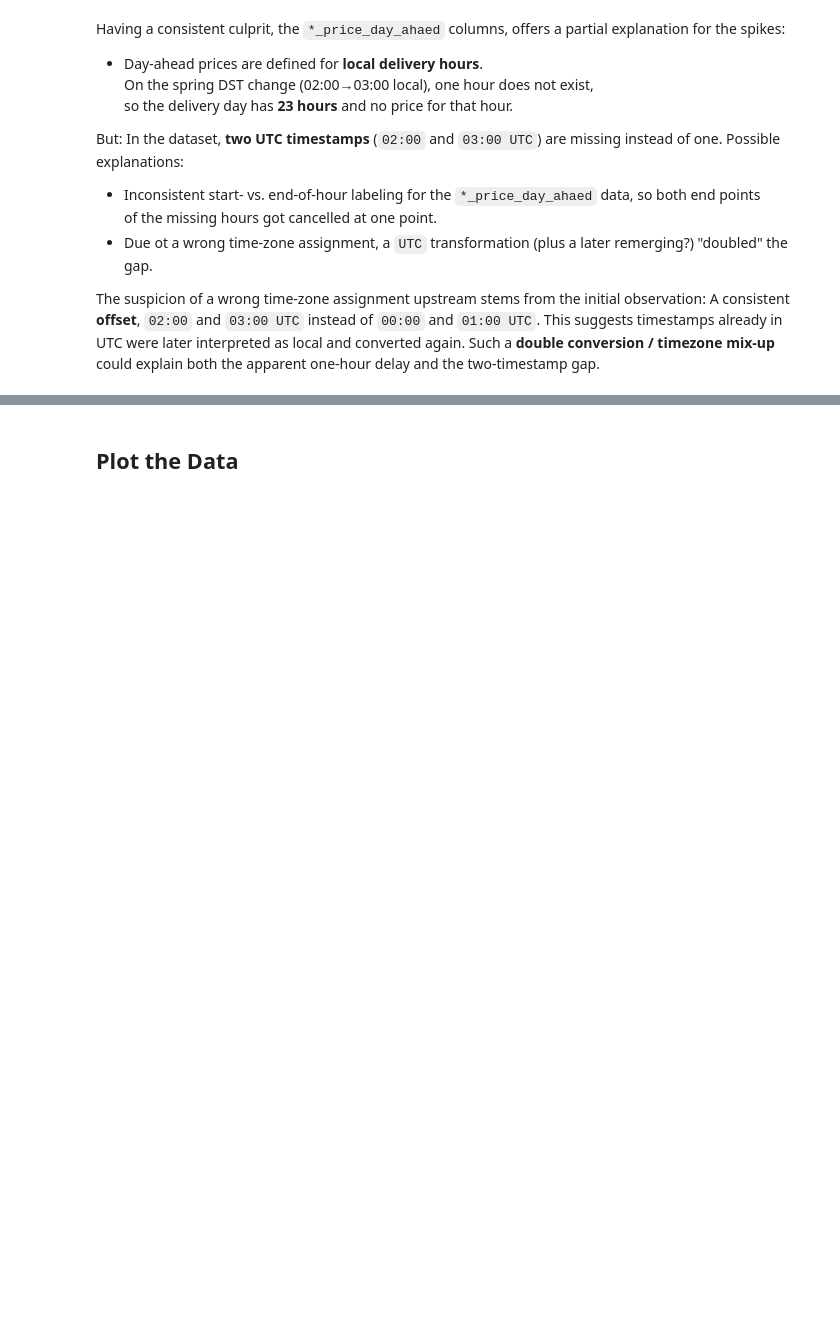
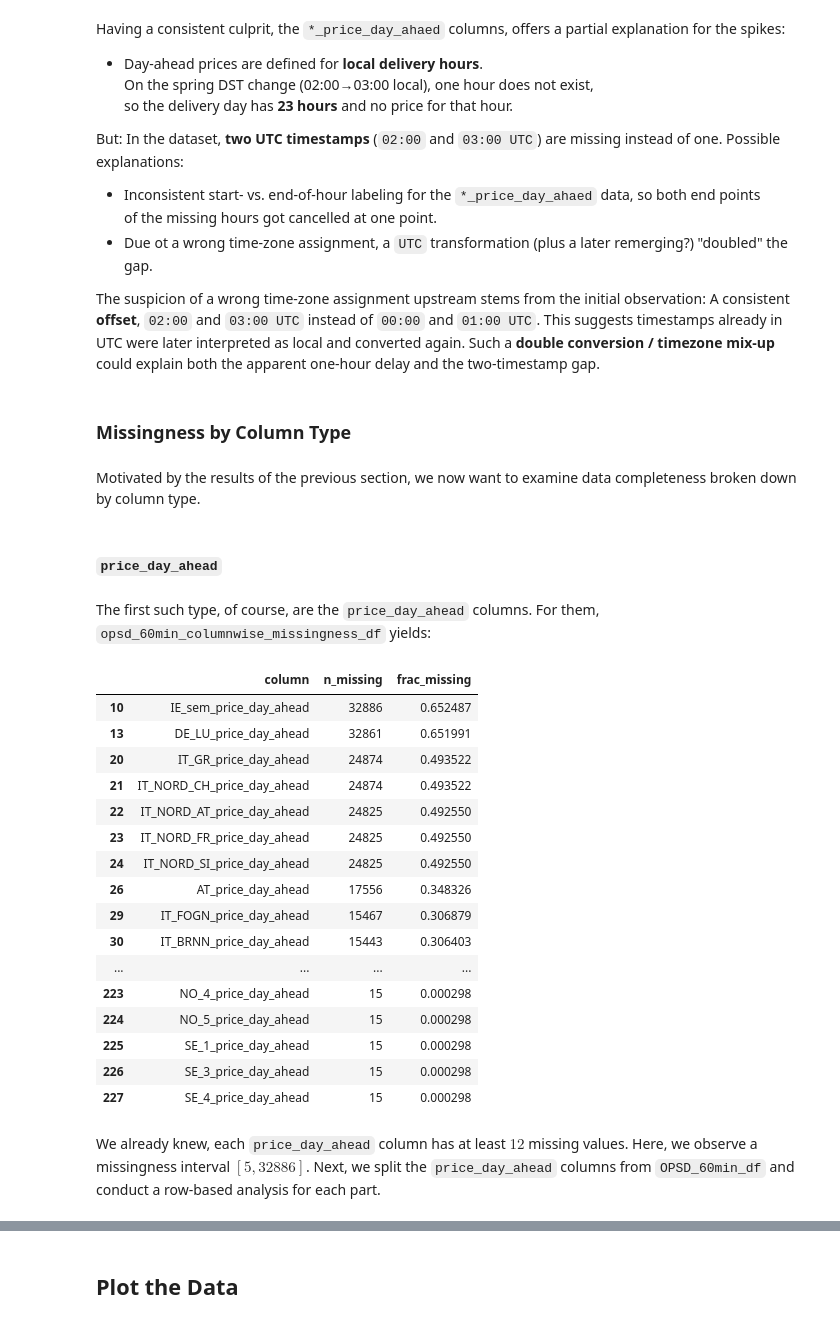
Before and after one commit to F-Skorz/electricity-demand-project, a Jupyter notebook: notebooks/01_OPSD_EDA.ipynb, the cells around one changed output, grey strips where cells are left out. Drawn from its saved outputs; the diff is of its cells as text; code cells hidden in the pictures; blank space fills up the shorter version.

```diff
--- a/notebooks/01_OPSD_EDA.ipynb
+++ b/notebooks/01_OPSD_EDA.ipynb
@@ -606,3 +618,35 @@ explanations:
   -  Due ot a wrong time-zone assignment, a `UTC` transformation (plus a later  remerging?) "doubled" the gap.
 
 The suspicion of a wrong time-zone assignment upstream stems from the initial observation: A consistent **offset**, `02:00` and `03:00 UTC` instead of `00:00` and `01:00 UTC`.  This suggests timestamps already in UTC were later  interpreted as local and converted again.  Such a  **double conversion / timezone mix-up** could explain both  the apparent one-hour delay and the two-timestamp gap.
+# %% [markdown]
+<h3> Missingness by Column Type </h3>
+# %% [markdown]
+ Motivated by the results of the previous section, we now want to examine data completeness broken down by column type.
+# %% [markdown]
+<h4> <code>price_day_ahead</code></h4>
+# %% [markdown]
+The first such type, of course, are the `price_day_ahead` columns. For them,  `opsd_60min_columnwise_missingness_df` yields:
+# %%
+df = opsd_60min_columnwise_missingness_df
+mask = df["column"].astype("string", copy=False).str.contains("price_day_ahead", na=False, regex=False)
+df.loc[mask].copy()
+# %% [output]
+|  | column | n_missing | frac_missing |
+| 10 | IE_sem_price_day_ahead | 32886 | 0.652487 |
+| 13 | DE_LU_price_day_ahead | 32861 | 0.651991 |
+| 20 | IT_GR_price_day_ahead | 24874 | 0.493522 |
+| 21 | IT_NORD_CH_price_day_ahead | 24874 | 0.493522 |
+| 22 | IT_NORD_AT_price_day_ahead | 24825 | 0.492550 |
+| 23 | IT_NORD_FR_price_day_ahead | 24825 | 0.492550 |
+| 24 | IT_NORD_SI_price_day_ahead | 24825 | 0.492550 |
+| 26 | AT_price_day_ahead | 17556 | 0.348326 |
+| 29 | IT_FOGN_price_day_ahead | 15467 | 0.306879 |
+| 30 | IT_BRNN_price_day_ahead | 15443 | 0.306403 |
+| ... | ... | ... | ... |
+| 223 | NO_4_price_day_ahead | 15 | 0.000298 |
+| 224 | NO_5_price_day_ahead | 15 | 0.000298 |
+| 225 | SE_1_price_day_ahead | 15 | 0.000298 |
+| 226 | SE_3_price_day_ahead | 15 | 0.000298 |
+| 227 | SE_4_price_day_ahead | 15 | 0.000298 |
+# %% [markdown]
+We already knew, each `price_day_ahead` column has at least $12$ missing values. Here, we observe a missingness interval $[5, 32886]$. Next, we split the `price_day_ahead` columns from `OPSD_60min_df` and conduct a row-based analysis for each part.
```
Also changed, not shown: parts of 9 cells of this notebook.
